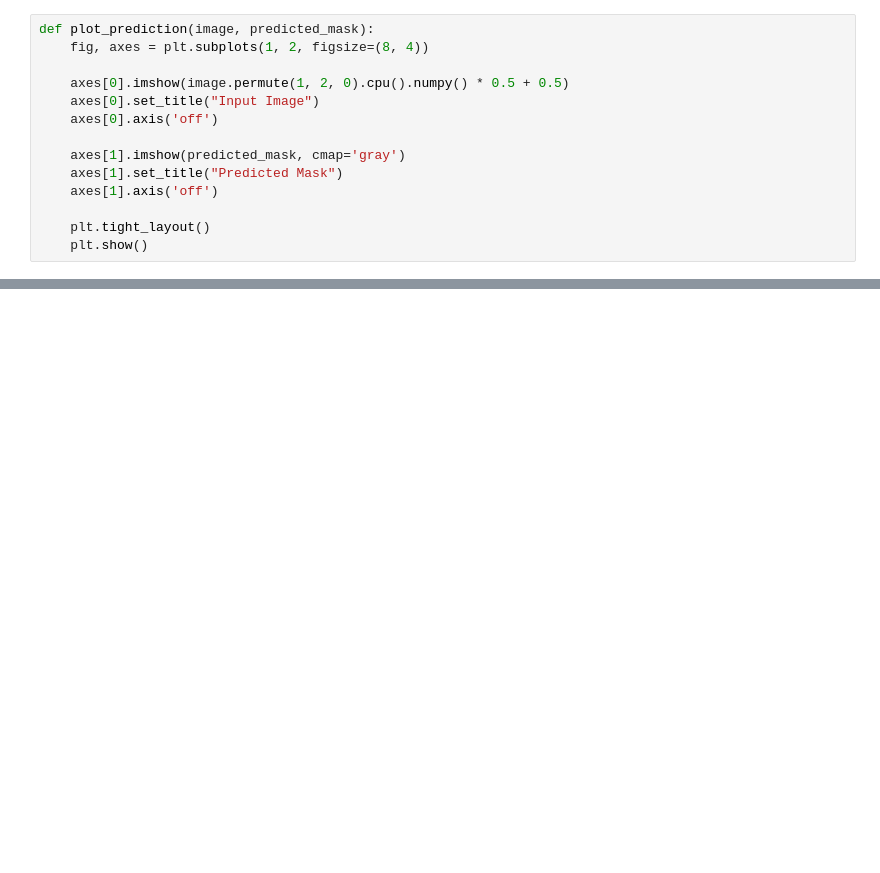
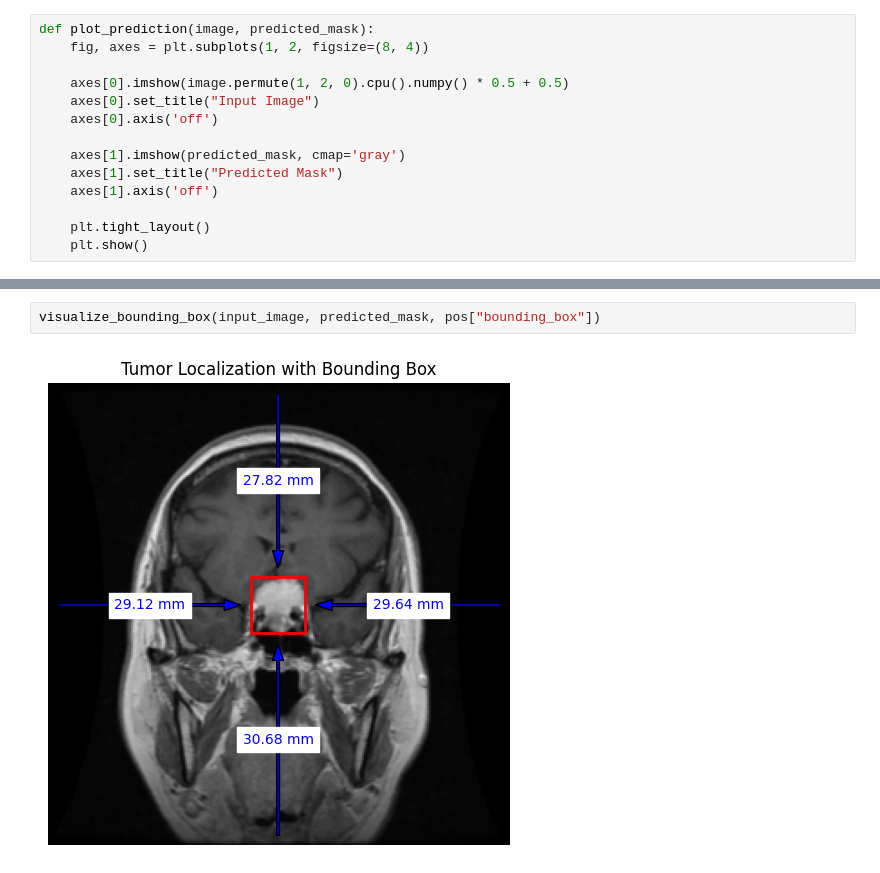
Before and after one commit to AnushkaSamaranayake/Tumor-segementation-localization-and-reporting, a Jupyter notebook: notebooks/unet-segmentation.ipynb, the cells around one changed output, grey strips where cells are left out. Drawn from its saved outputs; the diff is of its cells as text; blank space fills up the shorter version.

```diff
--- a/notebooks/unet-segmentation.ipynb
+++ b/notebooks/unet-segmentation.ipynb
@@ -438,0 +628,4 @@ for img_path in [img_1, img_2]:
+# %%
+visualize_bounding_box(input_image, predicted_mask, pos["bounding_box"])
+# %% [output]
+[figure, added]
```
Also changed, not shown: parts of 14 cells of this notebook.
